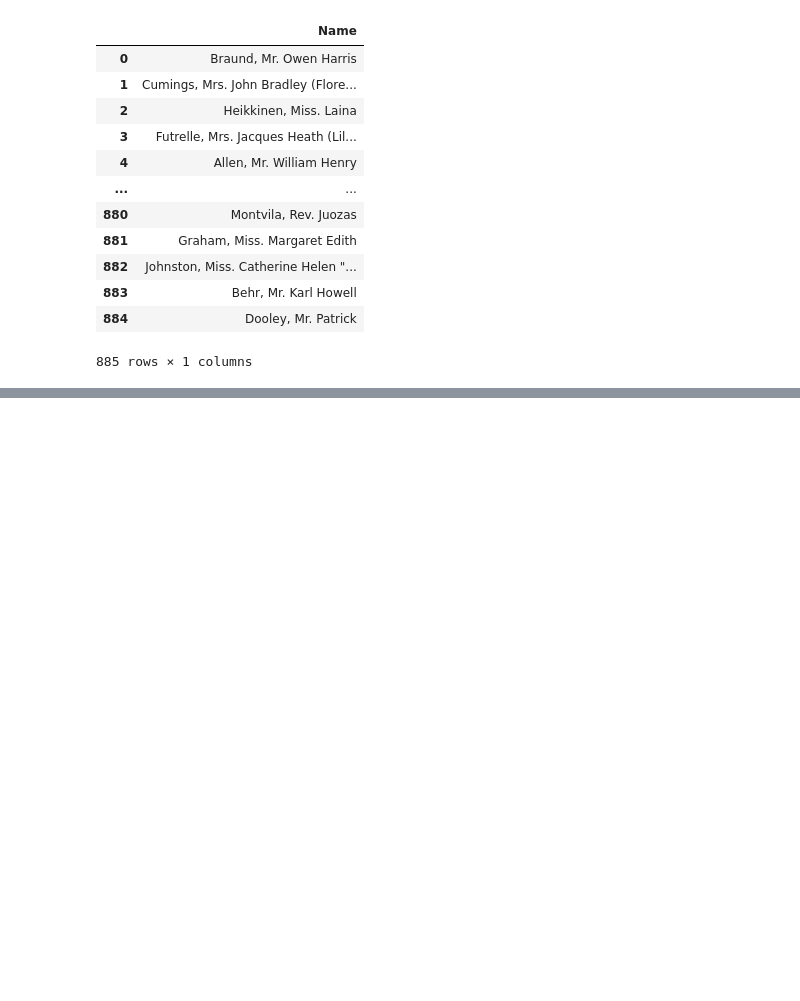
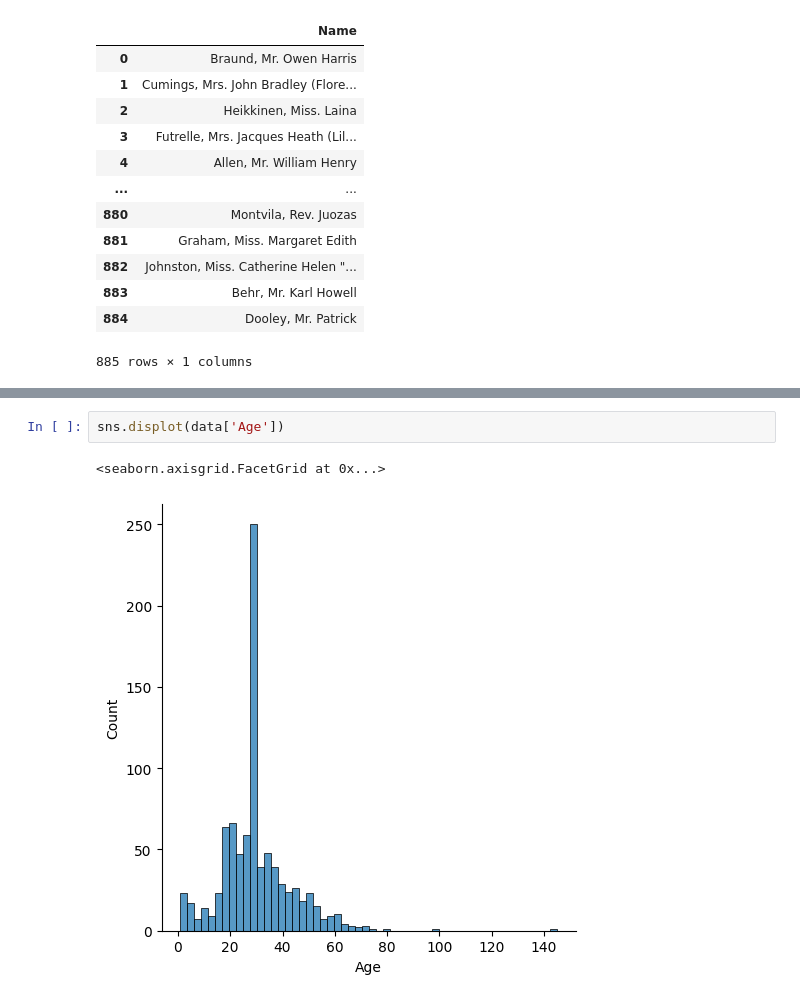
Before and after one commit to Chankyu99/ModuLABS, a Jupyter notebook: 02_DataPreprocessing/01_DataCleaning.ipynb, the cells around one changed output, grey strips where cells are left out. Saved outputs shown, nothing was run; the diff lists cells and outputs as text; blank space fills up the shorter version.

```diff
--- a/02_DataPreprocessing/01_DataCleaning.ipynb
+++ b/02_DataPreprocessing/01_DataCleaning.ipynb
@@ -135,0 +533,5 @@ data[data.duplicated()]
+# %%
+sns.displot(data['Age'])
+# %% [output]
+<seaborn.axisgrid.FacetGrid at 0x...>
+[figure, added]
```
Also changed, not shown: parts of 101 cells of this notebook.
